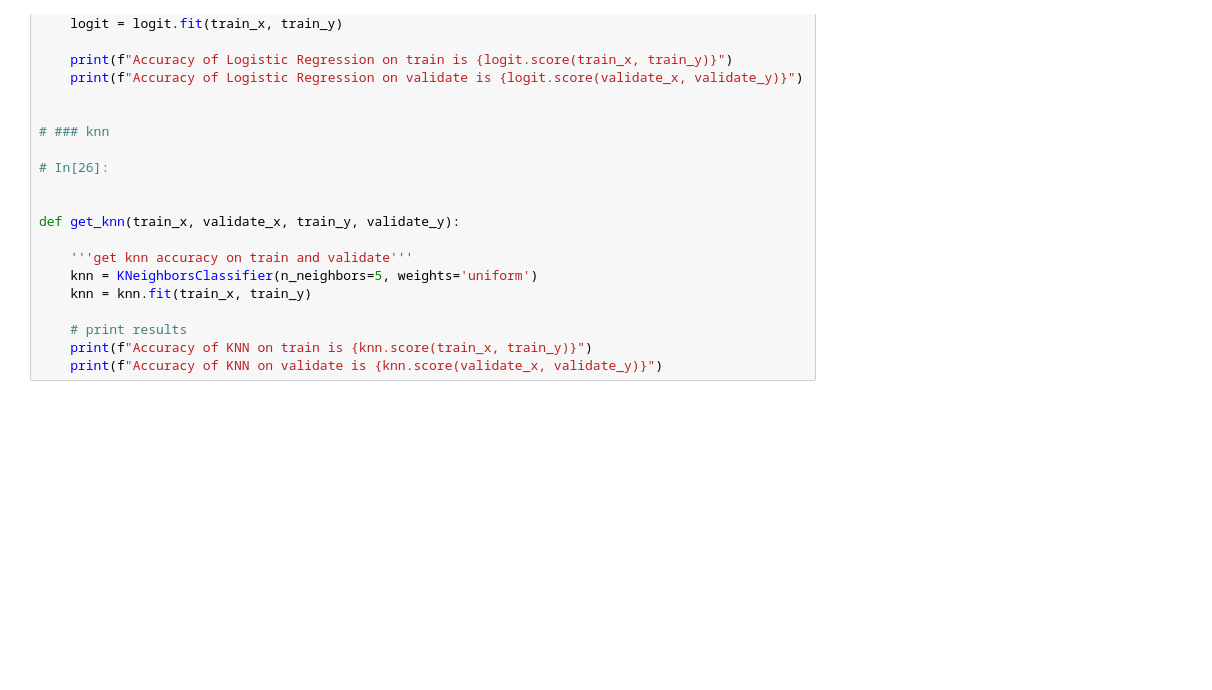
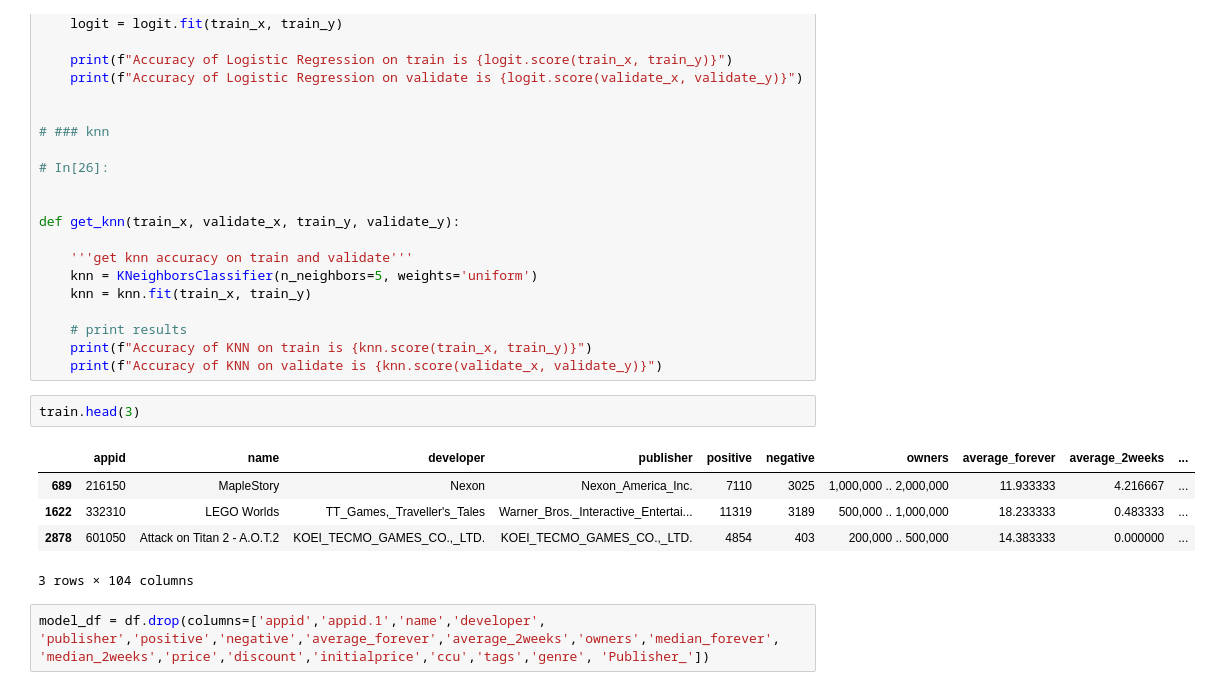
Before and after one commit to Estimating-steam-hours/Steam-Hours-Capstone, a Jupyter notebook: Michael/michael_clean&explore_notebook.ipynb, the cells around one changed output. Drawn from its saved outputs; the diff is of its cells as text; blank space fills up the shorter version.

```diff
--- a/Michael/michael_clean&explore_notebook.ipynb
+++ b/Michael/michael_clean&explore_notebook.ipynb
@@ -184,3 +178,13 @@ def get_knn(train_x, validate_x, train_y, validate_y):
     # print results
     print(f"Accuracy of KNN on train is {knn.score(train_x, train_y)}")
     print(f"Accuracy of KNN on validate is {knn.score(validate_x, validate_y)}")
+# %%
+train.head(3)
+# %% [output]
+|  | appid | name | developer | publisher | positive | negative | owners | average_forever | average_2weeks | ... |
+| 689 | 216150 | MapleStory | Nexon | Nexon_America_Inc. | 7110 | 3025 | 1,000,000 .. 2,000,000 | 11.933333 | 4.216667 | ... |
+| 1622 | 332310 | LEGO Worlds | TT_Games,_Traveller's_Tales | Warner_Bros._Interactive_Entertai... | 11319 | 3189 | 500,000 .. 1,000,000 | 18.233333 | 0.483333 | ... |
+| 2878 | 601050 | Attack on Titan 2 - A.O.T.2 | KOEI_TECMO_GAMES_CO.,_LTD. | KOEI_TECMO_GAMES_CO.,_LTD. | 4854 | 403 | 200,000 .. 500,000 | 14.383333 | 0.000000 | ... |
+3 rows × 104 columns
+# %%
+model_df = df.drop(columns=['appid','appid.1','name','developer', 'publisher','positive','negative','average_forever','average_2weeks','owners','median_forever', 'median_2weeks','price','discount','initialprice','ccu','tags','genre', 'Publisher_'])
```
Also changed, not shown: parts of 8 cells of this notebook, 2 other files.
